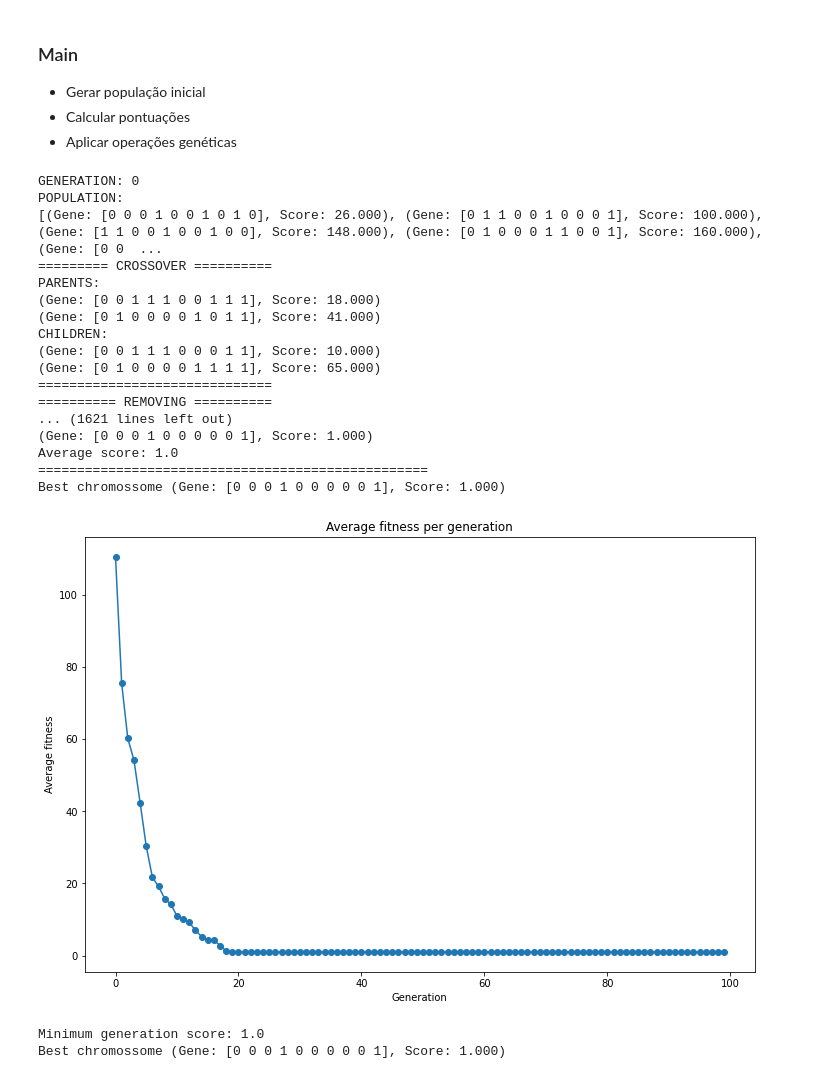
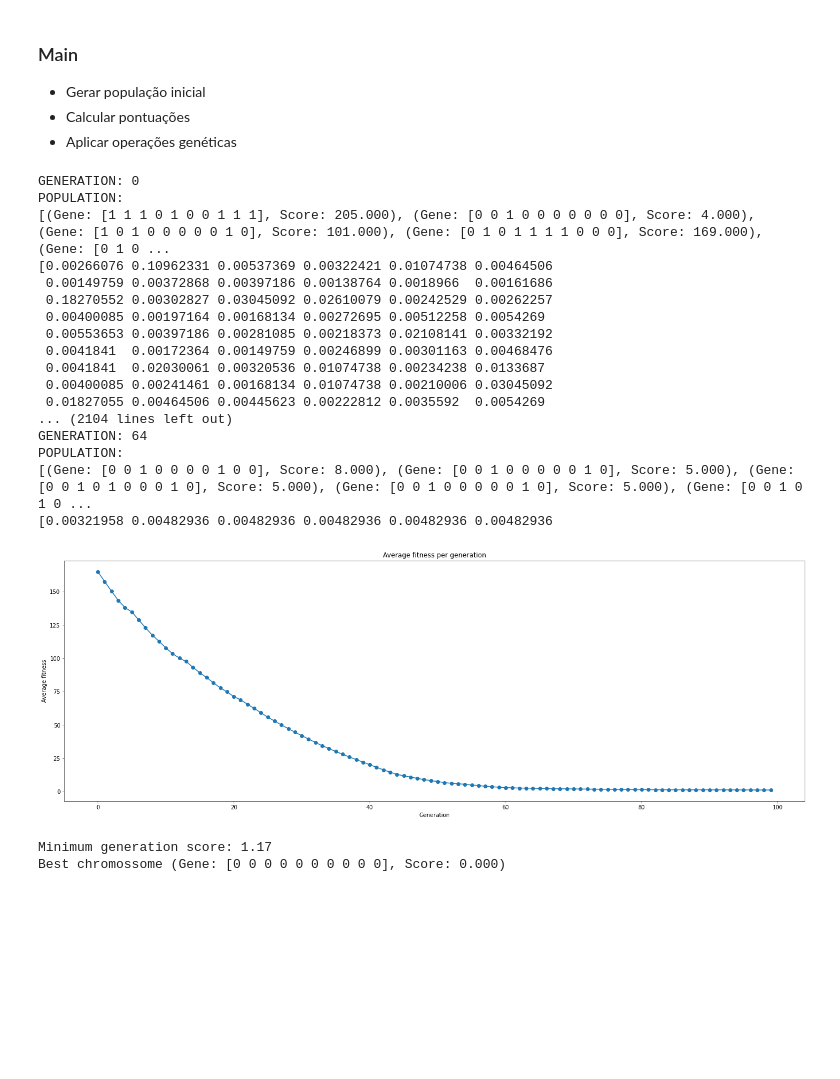
Before and after one commit to FabioFiorita/C210_IA, a Jupyter notebook: Aulas_08_09_Algoritmos_Geneticos/01_Algoritmos_geneticos.ipynb, the cells around one changed output. Drawn from its saved outputs; the diff is of its cells as text; code cells hidden in the pictures; blank space fills up the shorter version.

```diff
--- a/Aulas_08_09_Algoritmos_Geneticos/01_Algoritmos_geneticos.ipynb
+++ b/Aulas_08_09_Algoritmos_Geneticos/01_Algoritmos_geneticos.ipynb
@@ -93,8 +92,8 @@ class Chromossome:
             - x: valor de x
             - y: valor de y
         '''
-        x = random.randint(-15, 15) if x is None else x
-        y = random.randint(-15, 15) if y is None else y
+        x = np.random.randint(-15, 16) if x is None else x
+        y = np.random.randint(-15, 16) if y is None else y
 
         self.genes = Chromossome.get_genotype(x, y)
         self.score = np.inf
@@ -104,7 +103,7 @@ class Chromossome:
         return (f'(Gene: {self.genes}, Score: {self.score:.3f})')
 
     def __lt__(self, other):
-        ''' Ordenar em ordem crescente'''
+        ''' Ordenar em ordem decrescente'''
         return self.score > other.score
 
     @staticmethod
@@ -261,7 +276,18 @@ class GeneticOperators:
         '''
         Seleciona os pais
         '''
-        parents = random.choices(population = population, k =2)
+        parents = np.random.choice(population, size=2, replace = False)
+        parent1, parent2 = parents[0], parents[1]
+
+        return parent1, parent2
+
+    @staticmethod
+    def selection_roulette(population):
+        '''
+        Seleciona os pais baseado em uma probabilidade
+        '''
+        probabilities = GeneticUtils.roulette(population)
+        parents = np.random.choice(population, size=2, replace = False, p = probabilities)
         parent1, parent2 = parents[0], parents[1]
 
         return parent1, parent2
@@ -271,7 +297,7 @@ class GeneticOperators:
         '''
         Aplica o cruzamento
         '''
-        crossover_point = random.randint(1, 9)
+        crossover_point = np.random.randint(1, 9)
         parent1_genes = parent1.genes
         parent2_genes = parent2.genes
 
@@ -304,20 +330,20 @@ class GeneticOperators:
         population.append(child2)
 
     @staticmethod
-    def mutation(population, MUTATION_PROBABILITY):
+    def mutation(population, mutation_probability):
         '''
         Aplica a mutação
         '''
-        prob = random.uniform(0, 1)
+        prob = np.random.uniform(0, 1)
 
-        if prob >= MUTATION_PROBABILITY:
+        if prob >= mutation_probability:
             return
 
-        chromossome = random.choice(population)
+        chromossome = np.random.choice(population)
         print("========== MUTATING ==========")
         print(chromossome)
 
-        mutation_point = random.randint(0, 9)
+        mutation_point = np.random.randint(0, 9)
         chromossome.genes.flip(mutation_point)
         Problem.update_chromossome_score(chromossome)
         print(chromossome)
@@ -340,8 +366,8 @@ class GeneticOperators:
 - Aplicar operações genéticas
 # %%
 MAX_GENERATION = 100
-INITIAL_POPULATION = 10
-MUTATION_PROBABILITY = 0.1
+INITIAL_POPULATION = 100
+MUTATION_PROBABILITY = 0.01
 
 if __name__ == "__main__":
 
@@ -364,7 +390,7 @@ if __name__ == "__main__":
         population_score.append(Problem.score_average(population))
 
         # Seleção
-        parent1, parent2 = GeneticOperators.selection(population)
+        parent1, parent2 = GeneticOperators.selection_roulette(population)
 
         # Crossover
         GeneticOperators.crossover(population, parent1, parent2)
@@ -385,34 +411,34 @@ if __name__ == "__main__":
 # %% [output]
 GENERATION: 0
 POPULATION:
-[(Gene: [0 0 0 1 0 0 1 0 1 0], Score: 26.000), (Gene: [0 1 1 0 0 1 0 0 0 1], Score: 100.000), (Gene: [1 1 0 0 1 0 0 1 0 0], Score: 148.000), (Gene: [0 1 0 0 0 1 1 0 0 1], Score: 160.000), (Gene: [0 0  ...
-========= CROSSOVER ==========
-PARENTS:
-(Gene: [0 0 1 1 1 0 0 1 1 1], Score: 18.000)
-(Gene: [0 1 0 0 0 0 1 0 1 1], Score: 41.000)
-CHILDREN:
-(Gene: [0 0 1 1 1 0 0 0 1 1], Score: 10.000)
-(Gene: [0 1 0 0 0 0 1 1 1 1], Score: 65.000)
-==============================
-========== REMOVING ==========
-... (1621 lines left out)
-(Gene: [0 0 0 1 0 0 0 0 0 1], Score: 1.000)
-Average score: 1.0
-==================================================
-Best chromossome (Gene: [0 0 0 1 0 0 0 0 0 1], Score: 1.000)
+[(Gene: [1 1 1 0 1 0 0 1 1 1], Score: 205.000), (Gene: [0 0 1 0 0 0 0 0 0 0], Score: 4.000), (Gene: [1 0 1 0 0 0 0 0 1 0], Score: 101.000), (Gene: [0 1 0 1 1 1 1 0 0 0], Score: 169.000), (Gene: [0 1 0 ...
+[0.00266076 0.10962331 0.00537369 0.00322421 0.01074738 0.00464506
+ 0.00149759 0.00372868 0.00397186 0.00138764 0.0018966  0.00161686
+ 0.18270552 0.00302827 0.03045092 0.02610079 0.00242529 0.00262257
+ 0.00400085 0.00197164 0.00168134 0.00272695 0.00512258 0.0054269
+ 0.00553653 0.00397186 0.00281085 0.00218373 0.02108141 0.00332192
+ 0.0041841  0.00172364 0.00149759 0.00246899 0.00301163 0.00468476
+ 0.0041841  0.02030061 0.00320536 0.01074738 0.00234238 0.0133687
+ 0.00400085 0.00241461 0.00168134 0.01074738 0.00210006 0.03045092
+ 0.01827055 0.00464506 0.00445623 0.00222812 0.0035592  0.0054269
+... (2104 lines left out)
+GENERATION: 64
+POPULATION:
+[(Gene: [0 0 1 0 0 0 0 1 0 0], Score: 8.000), (Gene: [0 0 1 0 0 0 0 0 1 0], Score: 5.000), (Gene: [0 0 1 0 1 0 0 0 1 0], Score: 5.000), (Gene: [0 0 1 0 0 0 0 0 1 0], Score: 5.000), (Gene: [0 0 1 0 1 0 ...
+[0.00321958 0.00482936 0.00482936 0.00482936 0.00482936 0.00482936
 # %%
 import matplotlib.pyplot as plt
 
-plt.figure(figsize=(12,8))
+plt.figure(figsize=(24,8))
 plt.xlabel('Generation')
 plt.ylabel('Average fitness')
 plt.title('Average fitness per generation')
 plt.plot(population_score, marker = "o")
 plt.show()
 
 print(f"Minimum generation score: {min(population_score)}")
 print(f"Best chromossome {best_chromossome}")
 # %% [output]
-[figure, old version]
+[figure, new version]
-Minimum generation score: 1.0
-Best chromossome (Gene: [0 0 0 1 0 0 0 0 0 1], Score: 1.000)
+Minimum generation score: 1.17
+Best chromossome (Gene: [0 0 0 0 0 0 0 0 0 0], Score: 0.000)
```
Also changed, not shown: parts of 3 cells of this notebook, 1 other file.
